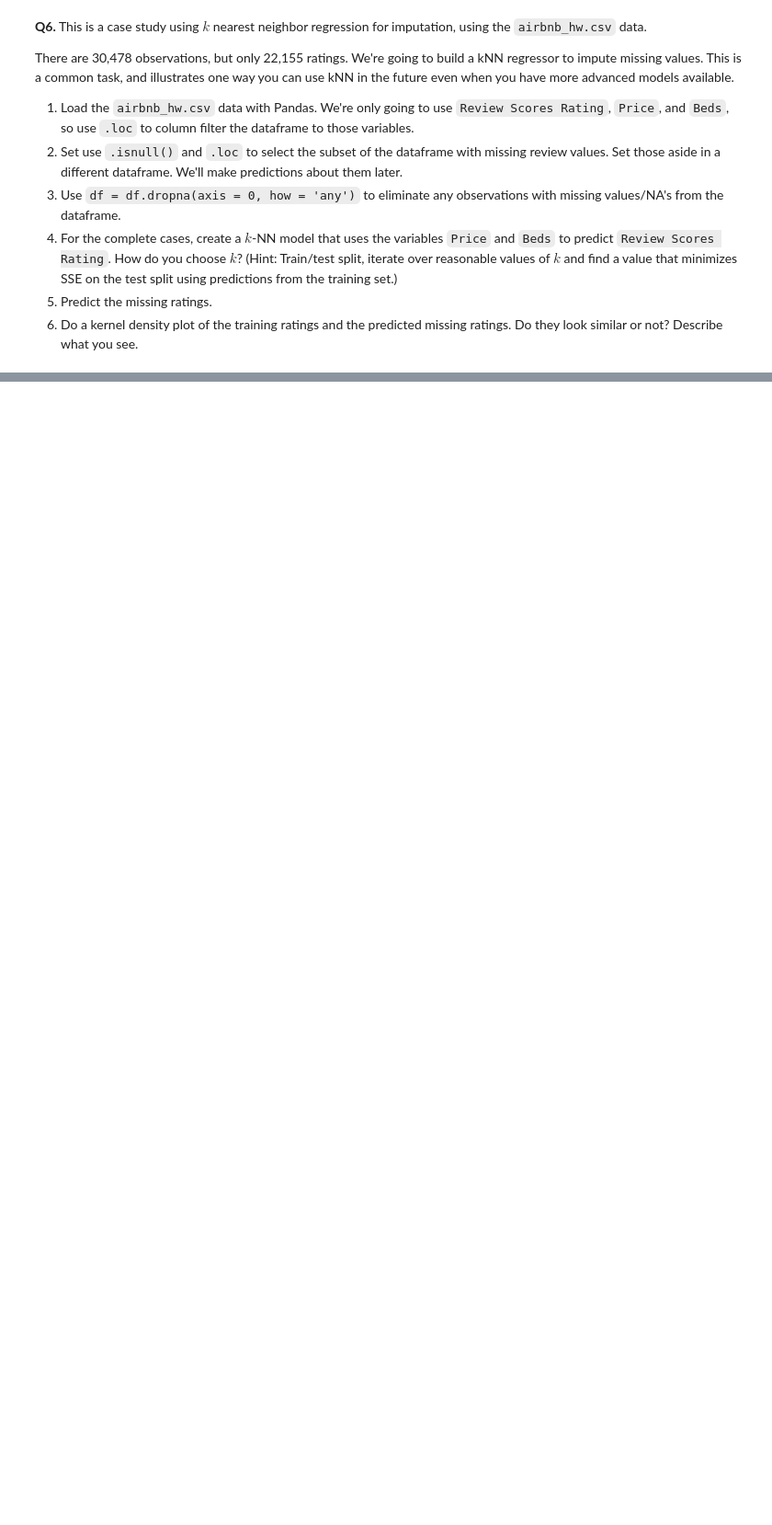
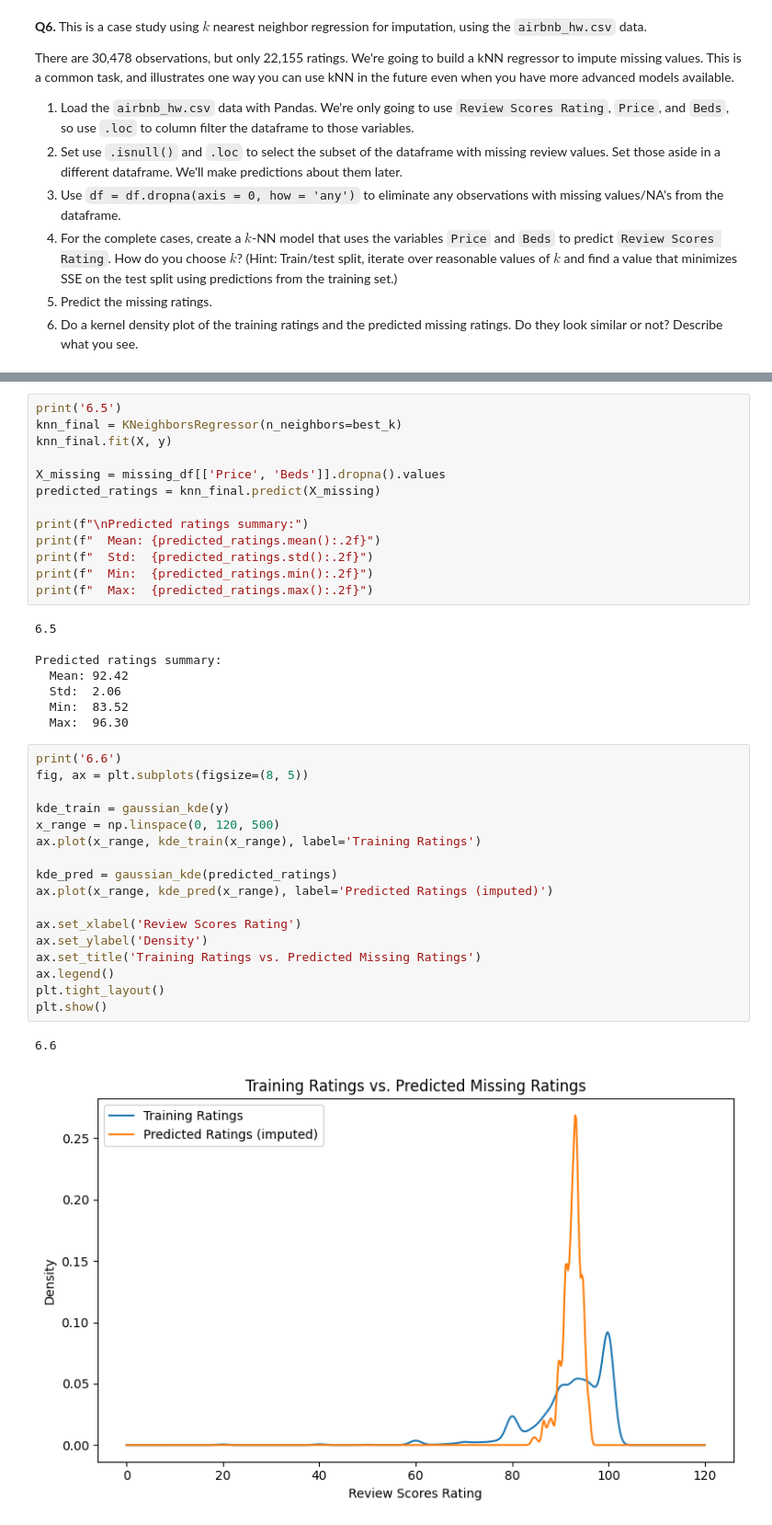
Before and after one commit to qnq9yy/undergrad_ml_assignments, a Jupyter notebook: 02_assignment_knn.ipynb, the cells around one changed output, grey strips where cells are left out. Shown at 92% size. Cells and saved outputs as stored; diff of their text form; blank space fills up the shorter version.

```diff
--- a/02_assignment_knn.ipynb
+++ b/02_assignment_knn.ipynb
@@ -114,0 +155,41 @@ OK, those are the data: Labels attached to handwritten digits encoded as a matri
+# %%
+print('6.5')
+knn_final = KNeighborsRegressor(n_neighbors=best_k)
+knn_final.fit(X, y)
+
+X_missing = missing_df[['Price', 'Beds']].dropna().values
+predicted_ratings = knn_final.predict(X_missing)
+
+print(f"\nPredicted ratings summary:")
+print(f"  Mean: {predicted_ratings.mean():.2f}")
+print(f"  Std:  {predicted_ratings.std():.2f}")
+print(f"  Min:  {predicted_ratings.min():.2f}")
+print(f"  Max:  {predicted_ratings.max():.2f}")
+# %% [output]
+6.5
+
+Predicted ratings summary:
+  Mean: 92.42
+  Std:  2.06
+  Min:  83.52
+  Max:  96.30
+# %%
+print('6.6')
+fig, ax = plt.subplots(figsize=(8, 5))
+
+kde_train = gaussian_kde(y)
+x_range = np.linspace(0, 120, 500)
+ax.plot(x_range, kde_train(x_range), label='Training Ratings')
+
+kde_pred = gaussian_kde(predicted_ratings)
+ax.plot(x_range, kde_pred(x_range), label='Predicted Ratings (imputed)')
+
+ax.set_xlabel('Review Scores Rating')
+ax.set_ylabel('Density')
+ax.set_title('Training Ratings vs. Predicted Missing Ratings')
+ax.legend()
+plt.tight_layout()
+plt.show()
+# %% [output]
+6.6
+[figure, added]
```
Also changed, not shown: parts of 15 cells of this notebook.
